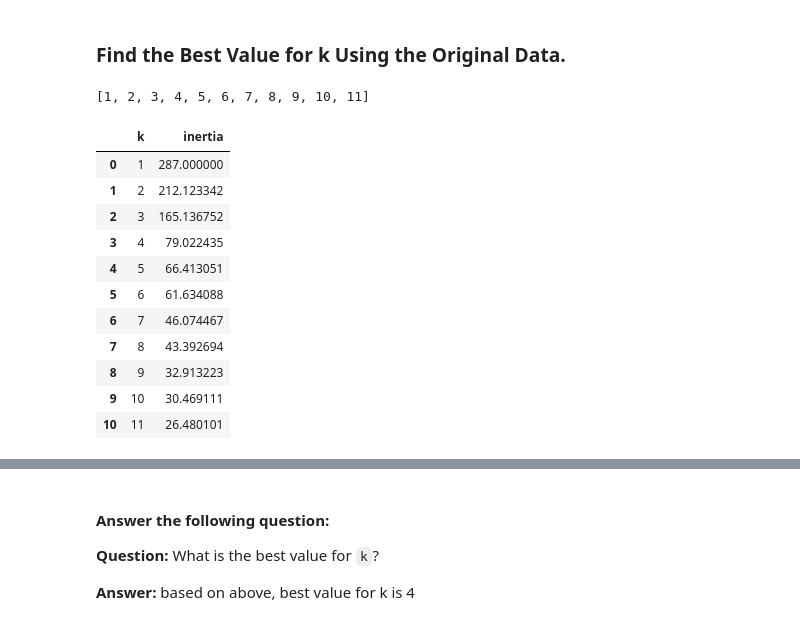
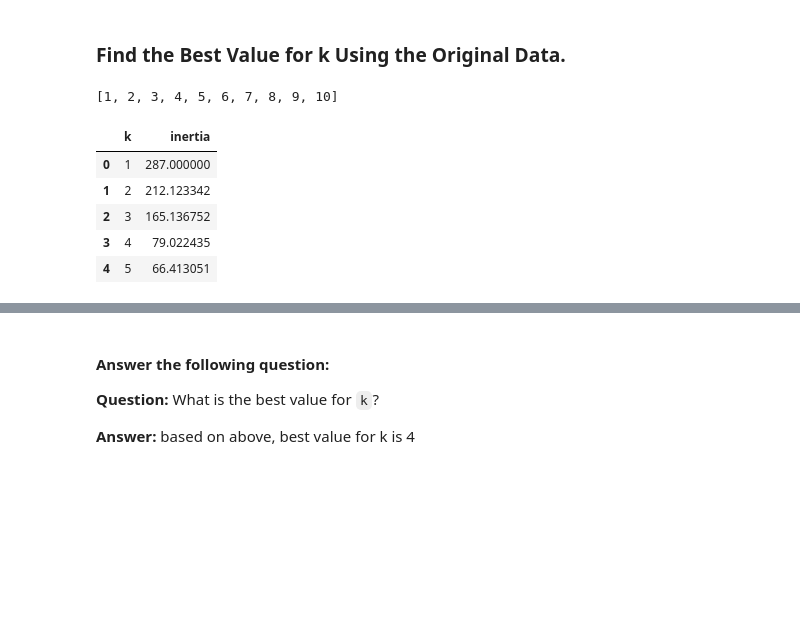
Before and after one commit to dtjskim/CryptoClustering, a Jupyter notebook: Crypto_Clustering.ipynb, the cells around one changed output, grey strips where cells are left out. Saved outputs shown, nothing was run; the diff lists cells and outputs as text; code cells hidden in the pictures; blank space fills up the shorter version.

```diff
--- a/Crypto_Clustering.ipynb
+++ b/Crypto_Clustering.ipynb
@@ -58,8 +58,8 @@ df_market_data.hvplot.line(
 ### Prepare the Data
 # %%
 # Use the `StandardScaler()` module from scikit-learn to normalize the data from the CSV file
-crypto_scaled = StandardScaler().fit_transform(df_market_data)
-crypto_scaled
+market_data_scaled = StandardScaler().fit_transform(df_market_data)
+market_data_scaled
 # %% [output]
 array([[ 5.08529366e-01,  4.93193071e-01,  7.72200433e-01,
          2.35459633e-01, -6.74950963e-02, -3.55953481e-01,
@@ -80,19 +80,19 @@ array([[ 5.08529366e-01,  4.93193071e-01,  7.72200433e-01,
         -1.32481673e-01]])
 # %%
 # Create a DataFrame with the scaled data
-crypto_transformed = pd.DataFrame(crypto_scaled, columns=['price_change_percentage_24h', 'price_change_percentage_7d', 'price_change_percentage_14d', 'price_change_percentage_30d', 'price_change_percentage_60d', 'price_change_percentage_200d',	'price_change_percentage_1y'])
-crypto_transformed
+df_market_scaled = pd.DataFrame(market_data_scaled, columns=['price_change_percentage_24h', 'price_change_percentage_7d', 'price_change_percentage_14d', 'price_change_percentage_30d', 'price_change_percentage_60d', 'price_change_percentage_200d',	'price_change_percentage_1y'])
+df_market_scaled
 
 # Copy the crypto names from the original data
-coins = list(df_market_data.index) #this returns a list of all the coin names from the original data
+coins = list(df_market_data.index)
 coins
 
 # Set the coinid column as index
-crypto_transformed['coin_id'] = coins  #create a new column in the transformed df containing the list of coins
-crypto_transformed = crypto_transformed.set_index('coin_id') #set the df index to the new coin_id column
+df_market_scaled['coin_id'] = coins
+df_market_scaled = df_market_scaled.set_index('coin_id')
 
 # Display sample data
-crypto_transformed
+df_market_scaled.head()
 # %% [output]
 |  | price_change_percentage_24h | price_change_percentage_7d | price_change_percentage_14d | price_change_percentage_30d | ... |
 | coin_id |  |  |  |  | ... |
@@ -118,10 +107,10 @@ crypto_transformed
 ### Find the Best Value for k Using the Original Data.
 # %%
 # Create a list with the number of k-values from 1 to 11
-k = list(range(1,12))
+k = list(range(1,11))
 k
 # %% [output]
-[1, 2, 3, 4, 5, 6, 7, 8, 9, 10, 11]
+[1, 2, 3, 4, 5, 6, 7, 8, 9, 10]
 # %%
 # Create an empty list to store the inertia values
 inertia = []
@@ -133,28 +122,22 @@ inertia = []
 # 3. Append the model.inertia_ to the inertia list
 for i in k:
     k_model = KMeans(n_clusters=i, random_state=1)
-    k_model.fit(crypto_transformed)
+    k_model.fit(df_market_scaled)
     inertia.append(k_model.inertia_)
 # %%
 # Create a dictionary with the data to plot the Elbow curve
 elbow_data = {"k": k, "inertia": inertia}
 
 # Create a DataFrame with the data to plot the Elbow curve
 elbow_df = pd.DataFrame(elbow_data)
-elbow_df
+elbow_df.head()
 # %% [output]
 |  | k | inertia |
 | 0 | 1 | 287.000000 |
 | 1 | 2 | 212.123342 |
 | 2 | 3 | 165.136752 |
 | 3 | 4 | 79.022435 |
 | 4 | 5 | 66.413051 |
-| 5 | 6 | 61.634088 |
-| 6 | 7 | 46.074467 |
-| 7 | 8 | 43.392694 |
-| 8 | 9 | 32.913223 |
-| 9 | 10 | 30.469111 |
-| 10 | 11 | 26.480101 |
 # %%
 # Plot a line chart with all the inertia values computed with
 # the different values of k to visually identify the optimal value for k.
```
Also changed, not shown: parts of 10 cells of this notebook.
